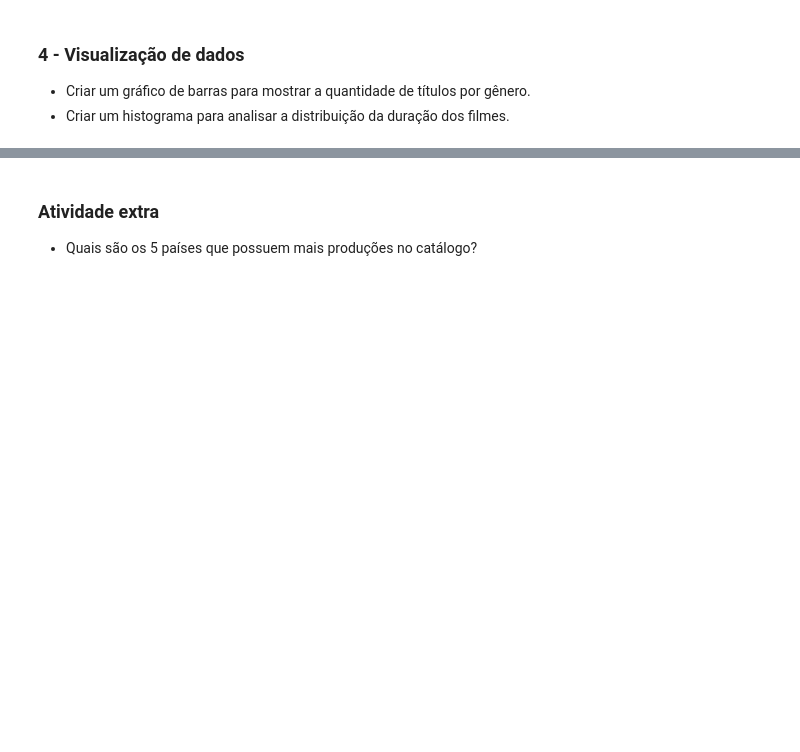
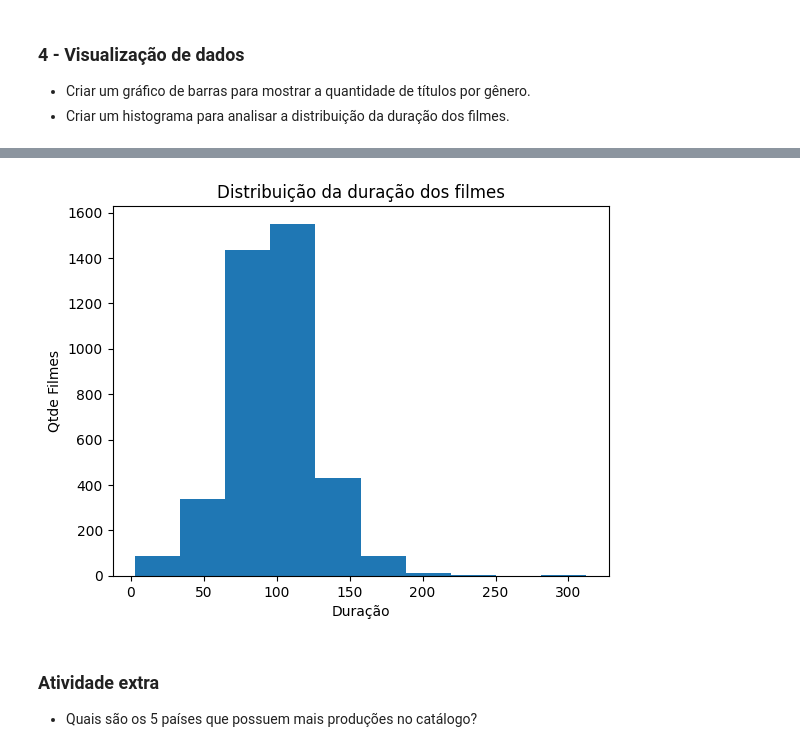
Before and after one commit to pathilink/sp_global_bootcamp, a Jupyter notebook: 3_desafio_frequencias_medidas/desafio_frequencias_medidas.ipynb, the cells around one changed output, grey strips where cells are left out. Saved outputs shown, nothing was run; the diff lists cells and outputs as text; code cells hidden in the pictures; blank space fills up the shorter version.

```diff
--- a/3_desafio_frequencias_medidas/desafio_frequencias_medidas.ipynb
+++ b/3_desafio_frequencias_medidas/desafio_frequencias_medidas.ipynb
@@ -52,3 +184,11 @@ import matplotlib.pyplot as plt
+# %%
+plt.hist(df['movie_min']);
+plt.title('Distribuição da duração dos filmes')
+plt.xlabel('Duração')
+plt.ylabel('Qtde Filmes')
+plt.show()
+# %% [output]
+[figure, added]
 # %% [markdown]
 ### Atividade extra
 
```
Also changed, not shown: parts of 14 cells of this notebook.
